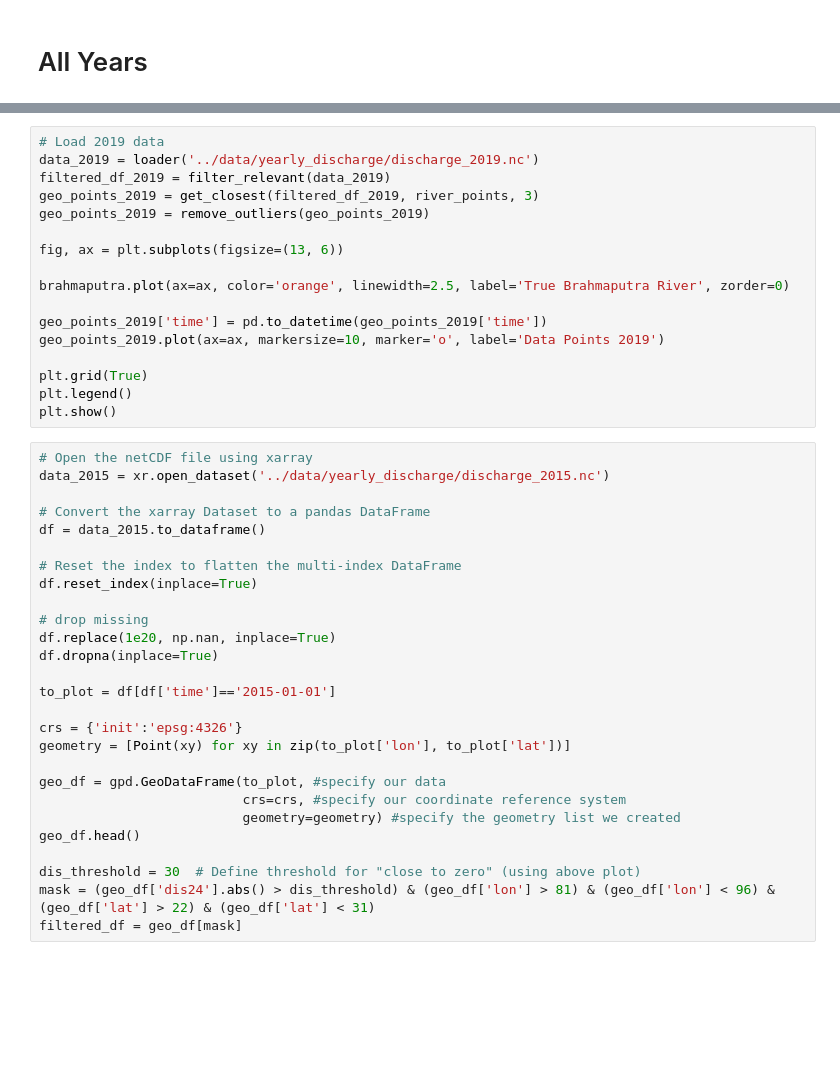
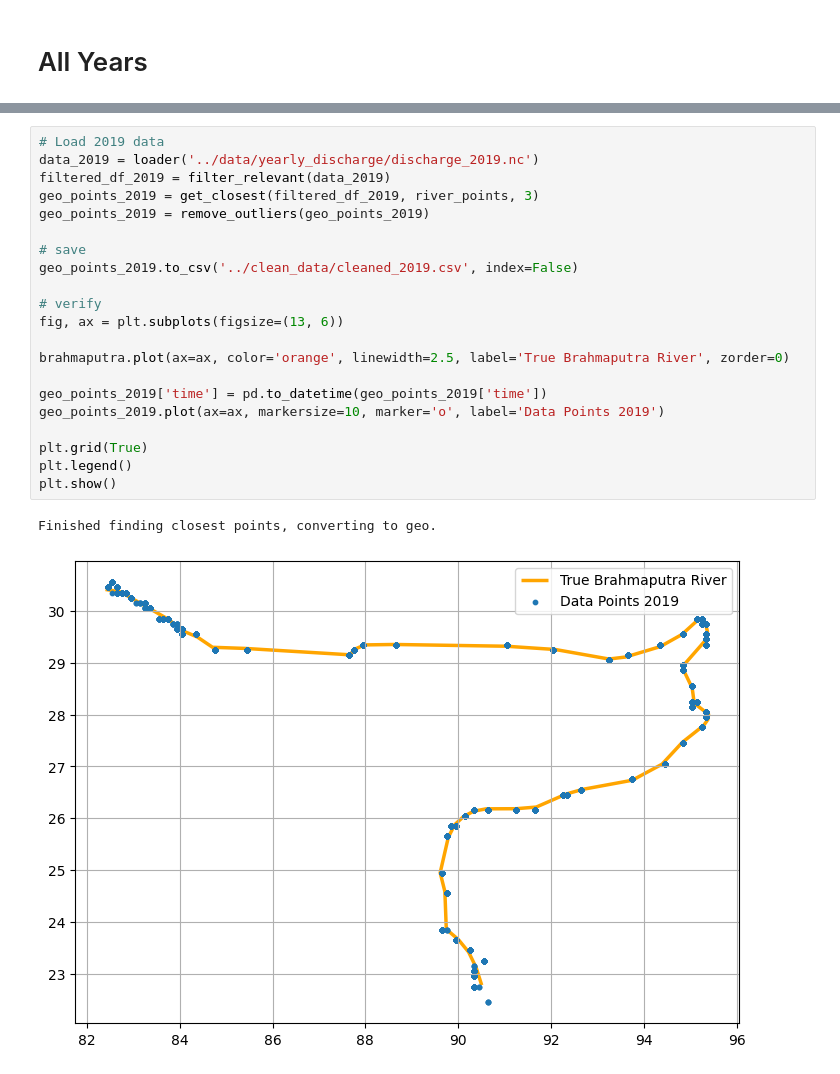
Before and after one commit to PaulNitschke/DS-Brahmaputra-River, a Jupyter notebook: notebooks/geo_exploration.ipynb, the cells around one changed output, grey strips where cells are left out. Drawn from its saved outputs; the diff is of its cells as text; blank space fills up the shorter version.

```diff
--- a/notebooks/geo_exploration.ipynb
+++ b/notebooks/geo_exploration.ipynb
@@ -184,44 +196,24 @@ plt.show()
 # %%
 # Load 2019 data
 data_2019 = loader('../data/yearly_discharge/discharge_2019.nc')
 filtered_df_2019 = filter_relevant(data_2019)
 geo_points_2019 = get_closest(filtered_df_2019, river_points, 3)
 geo_points_2019 = remove_outliers(geo_points_2019)
 
+# save
+geo_points_2019.to_csv('../clean_data/cleaned_2019.csv', index=False)
+
+# verify
 fig, ax = plt.subplots(figsize=(13, 6))
 
 brahmaputra.plot(ax=ax, color='orange', linewidth=2.5, label='True Brahmaputra River', zorder=0)
 
 geo_points_2019['time'] = pd.to_datetime(geo_points_2019['time'])
 geo_points_2019.plot(ax=ax, markersize=10, marker='o', label='Data Points 2019')
 
 plt.grid(True)
 plt.legend()
 plt.show()
+# %% [output]
+Finished finding closest points, converting to geo.
+[figure, added]
-# %%
-# Open the netCDF file using xarray
-data_2015 = xr.open_dataset('../data/yearly_discharge/discharge_2015.nc')
-
-# Convert the xarray Dataset to a pandas DataFrame
-df = data_2015.to_dataframe()
-
-# Reset the index to flatten the multi-index DataFrame
-df.reset_index(inplace=True)
-
-# drop missing
-df.replace(1e20, np.nan, inplace=True)
-df.dropna(inplace=True)
-
-to_plot = df[df['time']=='2015-01-01']
-
-crs = {'init':'epsg:4326'}
-geometry = [Point(xy) for xy in zip(to_plot['lon'], to_plot['lat'])]
-
-geo_df = gpd.GeoDataFrame(to_plot, #specify our data
-                          crs=crs, #specify our coordinate reference system
-                          geometry=geometry) #specify the geometry list we created
-geo_df.head()
-
-dis_threshold = 30  # Define threshold for "close to zero" (using above plot)
-mask = (geo_df['dis24'].abs() > dis_threshold) & (geo_df['lon'] > 81) & (geo_df['lon'] < 96) & (geo_df['lat'] > 22) & (geo_df['lat'] < 31)
-filtered_df = geo_df[mask]
```
Also changed, not shown: parts of 26 cells of this notebook, 1 other file.
